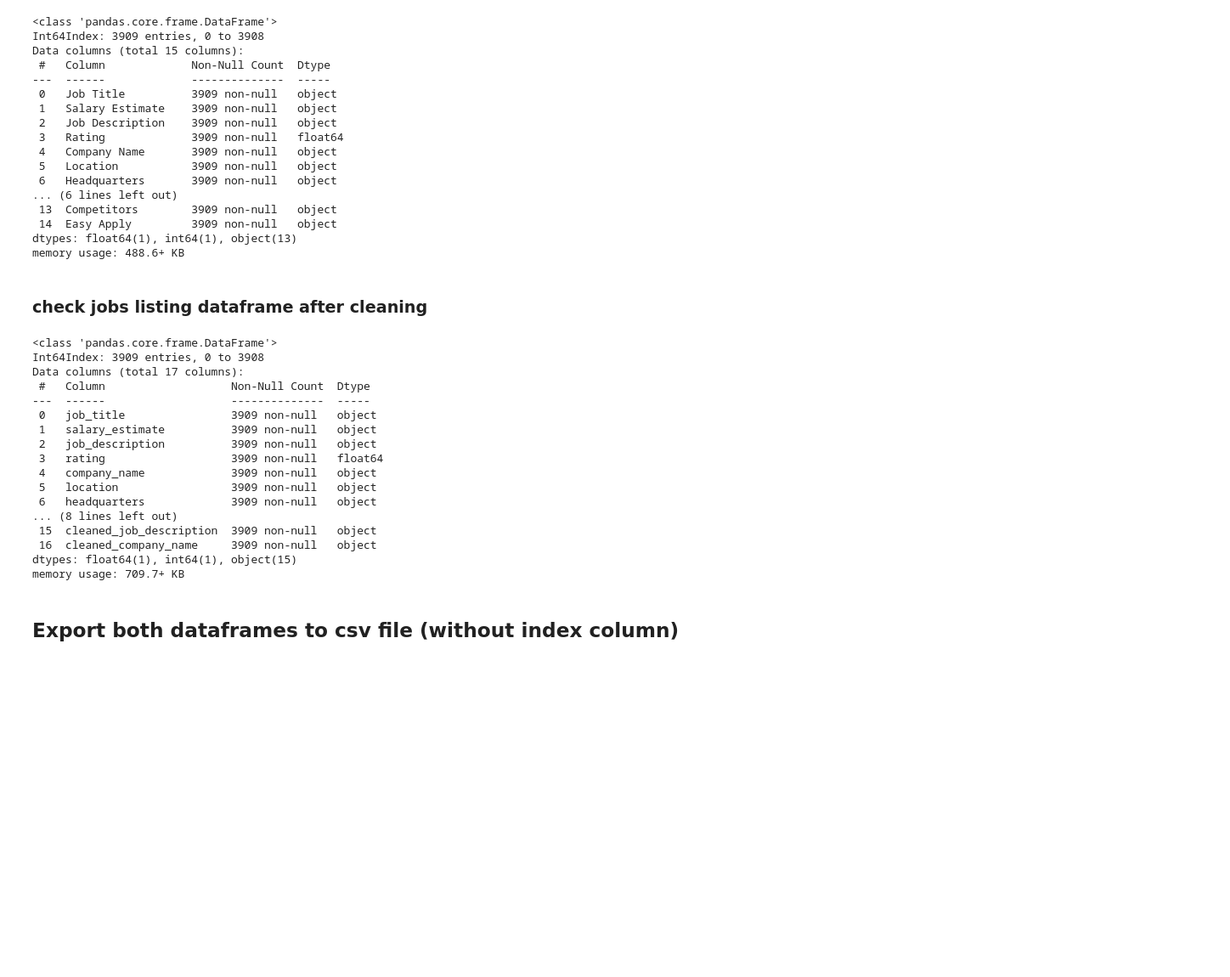
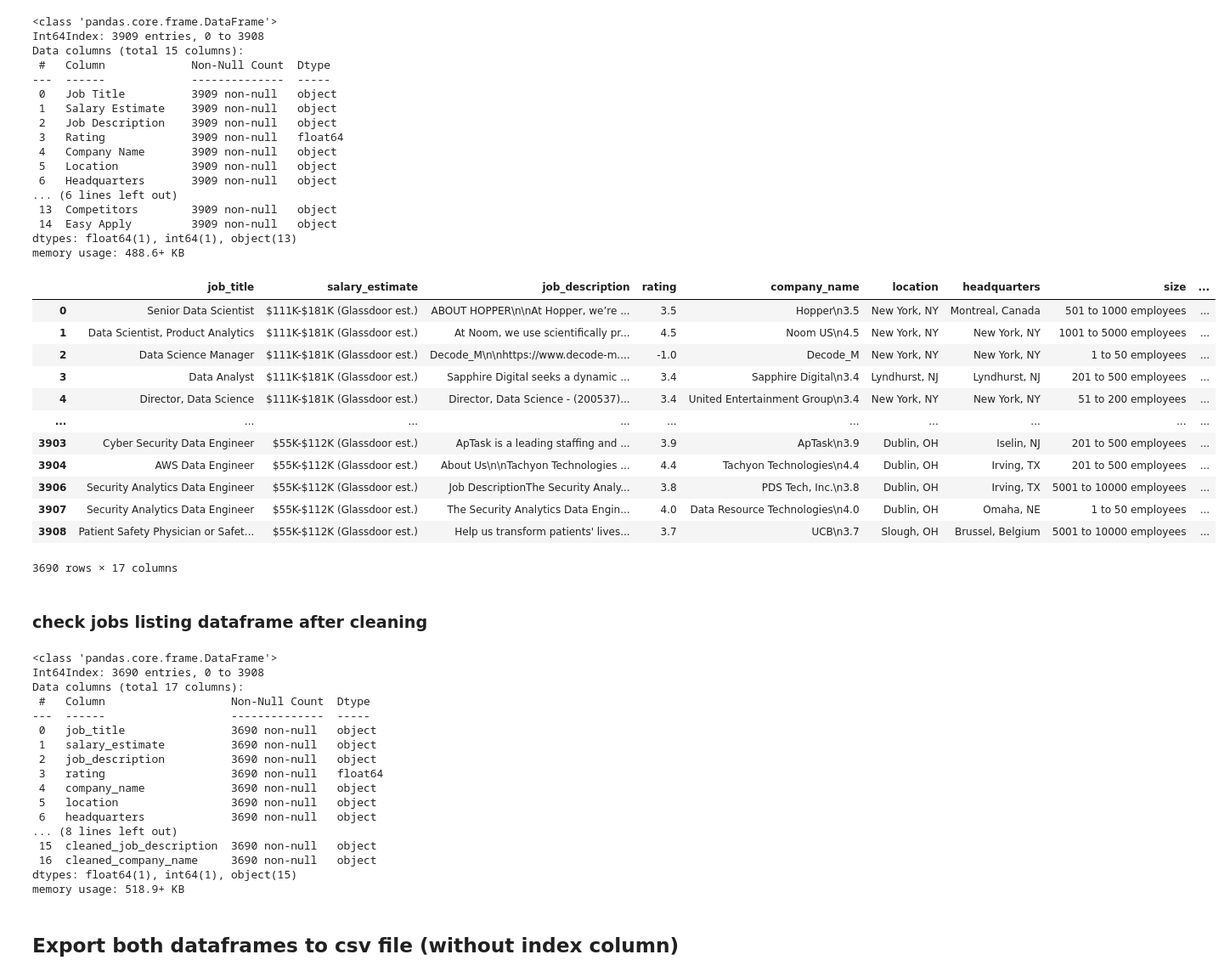
Before and after one commit to LiyanaRoslie/ds-keywords, a Jupyter notebook: data_cleaning.ipynb, the cells around one changed output. Shown: that part at 85% size. Cells and saved outputs as stored; diff of their text form; code cells hidden in the pictures; blank space fills up the shorter version.

```diff
--- a/data_cleaning.ipynb
+++ b/data_cleaning.ipynb
@@ -192,28 +214,47 @@ jobs_listing_df["cleaned_company_name"] = jobs_listing_df["cleaned_company_name"
 # %%
 # remove company names inside job description
 jobs_listing_df["cleaned_job_description"] = remove_col_content(jobs_listing_df, 'cleaned_job_description', 'cleaned_company_name')
+# %%
+# remove duplicated job description
+duplicated_job = jobs_listing_df[jobs_listing_df.duplicated(["cleaned_job_description"])]
+jobs_listing_df.drop(duplicated_job.index, inplace=True)
+jobs_listing_df
+# %% [output]
+|  | job_title | salary_estimate | job_description | rating | company_name | location | headquarters | size | ... |
+| 0 | Senior Data Scientist | $111K-$181K (Glassdoor est.) | ABOUT HOPPER\n\nAt Hopper, we’re ... | 3.5 | Hopper\n3.5 | New York, NY | Montreal, Canada | 501 to 1000 employees | ... |
+| 1 | Data Scientist, Product Analytics | $111K-$181K (Glassdoor est.) | At Noom, we use scientifically pr... | 4.5 | Noom US\n4.5 | New York, NY | New York, NY | 1001 to 5000 employees | ... |
+| 2 | Data Science Manager | $111K-$181K (Glassdoor est.) | Decode_M\n\nhttps://www.decode-m.... | -1.0 | Decode_M | New York, NY | New York, NY | 1 to 50 employees | ... |
+| 3 | Data Analyst | $111K-$181K (Glassdoor est.) | Sapphire Digital seeks a dynamic ... | 3.4 | Sapphire Digital\n3.4 | Lyndhurst, NJ | Lyndhurst, NJ | 201 to 500 employees | ... |
+| 4 | Director, Data Science | $111K-$181K (Glassdoor est.) | Director, Data Science - (200537)... | 3.4 | United Entertainment Group\n3.4 | New York, NY | New York, NY | 51 to 200 employees | ... |
+| ... | ... | ... | ... | ... | ... | ... | ... | ... | ... |
+| 3903 | Cyber Security Data Engineer | $55K-$112K (Glassdoor est.) | ApTask is a leading staffing and ... | 3.9 | ApTask\n3.9 | Dublin, OH | Iselin, NJ | 201 to 500 employees | ... |
+| 3904 | AWS Data Engineer | $55K-$112K (Glassdoor est.) | About Us\n\nTachyon Technologies ... | 4.4 | Tachyon Technologies\n4.4 | Dublin, OH | Irving, TX | 201 to 500 employees | ... |
+| 3906 | Security Analytics Data Engineer | $55K-$112K (Glassdoor est.) | Job DescriptionThe Security Analy... | 3.8 | PDS Tech, Inc.\n3.8 | Dublin, OH | Irving, TX | 5001 to 10000 employees | ... |
+| 3907 | Security Analytics Data Engineer | $55K-$112K (Glassdoor est.) | The Security Analytics Data Engin... | 4.0 | Data Resource Technologies\n4.0 | Dublin, OH | Omaha, NE | 1 to 50 employees | ... |
+| 3908 | Patient Safety Physician or Safet... | $55K-$112K (Glassdoor est.) | Help us transform patients' lives... | 3.7 | UCB\n3.7 | Slough, OH | Brussel, Belgium | 5001 to 10000 employees | ... |
+3690 rows × 17 columns
 # %% [markdown]
 ### check jobs listing dataframe after cleaning
 # %%
 jobs_listing_df.info()
 # %% [output]
 <class 'pandas.core.frame.DataFrame'>
-Int64Index: 3909 entries, 0 to 3908
+Int64Index: 3690 entries, 0 to 3908
 Data columns (total 17 columns):
  #   Column                   Non-Null Count  Dtype
 ---  ------                   --------------  -----
- 0   job_title                3909 non-null   object
- 1   salary_estimate          3909 non-null   object
- 2   job_description          3909 non-null   object
- 3   rating                   3909 non-null   float64
- 4   company_name             3909 non-null   object
- 5   location                 3909 non-null   object
- 6   headquarters             3909 non-null   object
+ 0   job_title                3690 non-null   object
+ 1   salary_estimate          3690 non-null   object
+ 2   job_description          3690 non-null   object
+ 3   rating                   3690 non-null   float64
+ 4   company_name             3690 non-null   object
+ 5   location                 3690 non-null   object
+ 6   headquarters             3690 non-null   object
 ... (8 lines left out)
- 15  cleaned_job_description  3909 non-null   object
- 16  cleaned_company_name     3909 non-null   object
+ 15  cleaned_job_description  3690 non-null   object
+ 16  cleaned_company_name     3690 non-null   object
 dtypes: float64(1), int64(1), object(15)
-memory usage: 709.7+ KB
+memory usage: 518.9+ KB
 # %% [markdown]
 ## Export both dataframes to csv file (without index column)
 # %%
```
Also changed, not shown: parts of 3 cells of this notebook, 1 other file.
